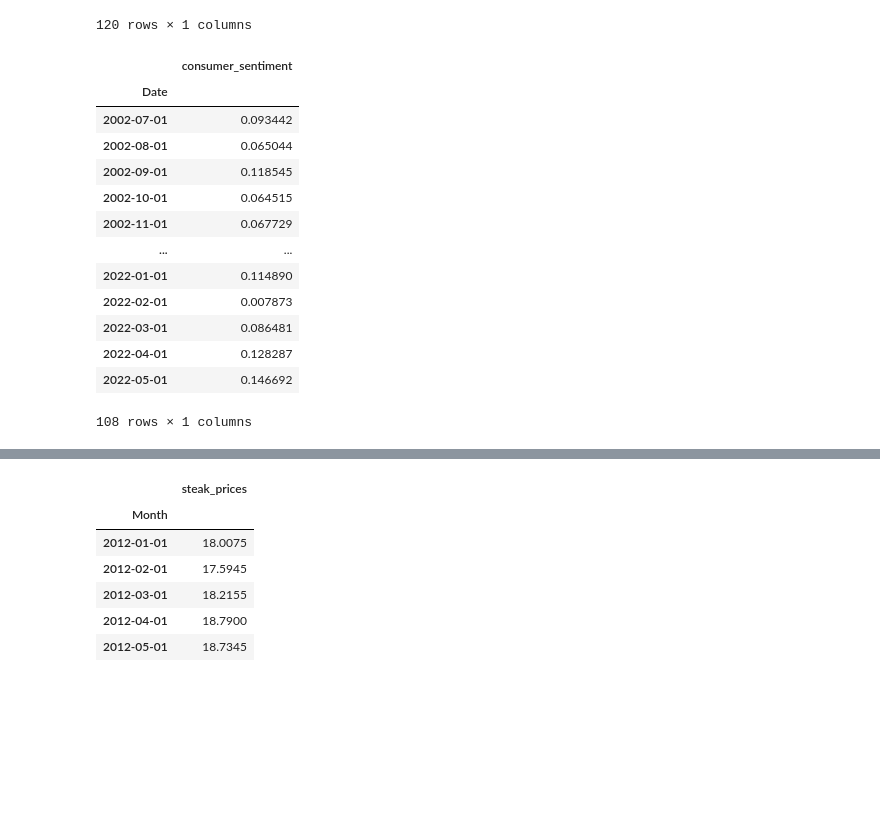
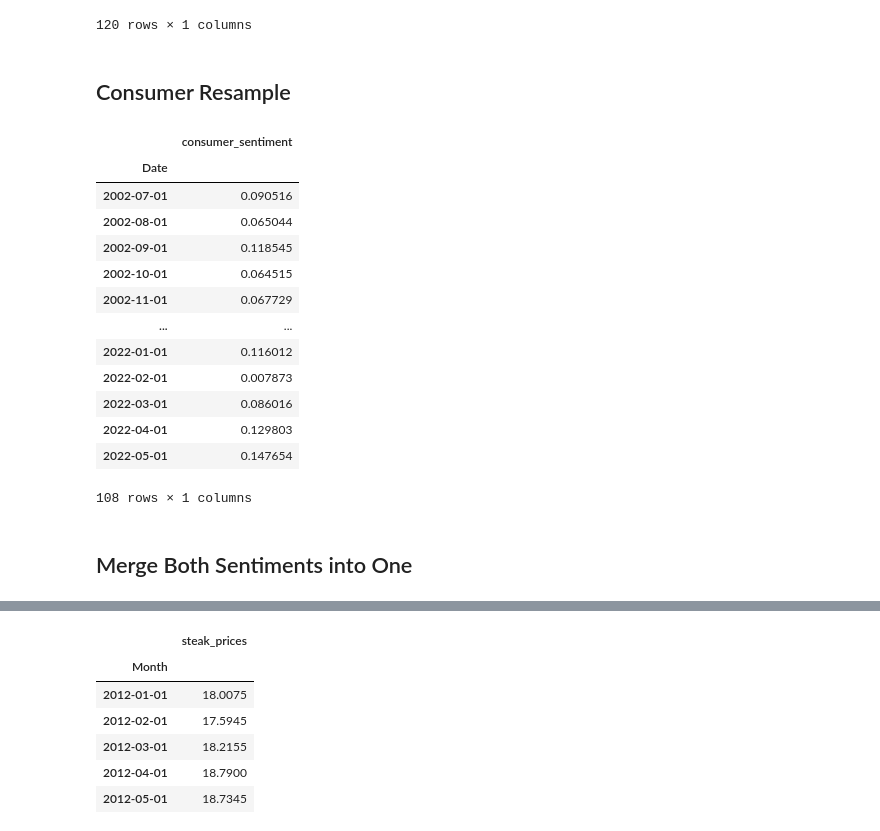
Before and after one commit to jamesgarza73/DataAnalyticsLevel9, a Jupyter notebook: CA2_Agriculture/sentimentAnalysis.ipynb, the cells around one changed output, grey strips where cells are left out. Saved outputs shown, nothing was run; the diff lists cells and outputs as text; code cells hidden in the pictures; blank space fills up the shorter version.

```diff
--- a/CA2_Agriculture/sentimentAnalysis.ipynb
+++ b/CA2_Agriculture/sentimentAnalysis.ipynb
@@ -8,12 +12,18 @@ import nltk
 nltk.download('stopwords')
 
 from nltk.corpus import stopwords
-stop = stopwords.words('english')
+stopWords = nltk.corpus.stopwords.words('english')
 
 from textblob import TextBlob
 from functions import Stats
 
 import seaborn as sns
+import matplotlib.pyplot as plt
+import cufflinks as cf
+cf.set_config_file(offline=True)
+
+import string
+string.punctuation
 # %% [output]
 [nltk_data] Downloading package stopwords to
 [nltk_data]     C:\Users\irish\AppData\Roaming\nltk_data...
@@ -34,4 +36,0 @@ farmerData['farmer_sentiment'] = farmerData['clean_text'].apply(lambda x : TextB
-# %%
-consumerData['clean_text'] = consumerData['Text'].apply(lambda x : " ".join(x.lower() for x in x.split()))
-consumerData['clean_text'] = consumerData['clean_text'].str.replace("[^\w\s]", "")
-consumerData['consumer_sentiment'] = consumerData['clean_text'].apply(lambda x : TextBlob(x).sentiment[0])
@@ -37,0 +124,4 @@ consumerData['consumer_sentiment'] = consumerData['clean_text'].apply(lambda x :
+# %%
+consumerData = WordCleaning(consumerData, 'Text')
+consumerData.getSentiment()
+consumerData.data
@@ -59,30 +170,35 @@ farmerData
 | 2022-04-01 | 0.117588 |
 | 2022-05-01 | 0.087119 |
 120 rows × 1 columns
+# %% [markdown]
+## Consumer Resample
 # %%
-consumerData = consumerData.resample('M', on='Date').mean()
+consumerData = consumerData.data.resample('M', on='Date').mean()
 consumerData.reset_index(inplace=True)
 
 consumerData.Date = formatDates(consumerData, 0)
 consumerData.Date = pd.to_datetime(consumerData.Date)
 consumerData.set_index('Date', inplace=True)
 consumerData.dropna(inplace=True)
+consumerData.columns = ['consumer_sentiment']
 consumerData
 # %% [output]
 |  | consumer_sentiment |
 | Date |  |
-| 2002-07-01 | 0.093442 |
+| 2002-07-01 | 0.090516 |
 | 2002-08-01 | 0.065044 |
 | 2002-09-01 | 0.118545 |
 | 2002-10-01 | 0.064515 |
 | 2002-11-01 | 0.067729 |
 | ... | ... |
-| 2022-01-01 | 0.114890 |
+| 2022-01-01 | 0.116012 |
 | 2022-02-01 | 0.007873 |
-| 2022-03-01 | 0.086481 |
-| 2022-04-01 | 0.128287 |
-| 2022-05-01 | 0.146692 |
+| 2022-03-01 | 0.086016 |
+| 2022-04-01 | 0.129803 |
+| 2022-05-01 | 0.147654 |
 108 rows × 1 columns
+# %% [markdown]
+## Merge Both Sentiments into One
 # %%
 allSentiment = pd.concat([consumerData, farmerData], axis=1)
 allSentiment.dropna(inplace=True)
```
Also changed, not shown: parts of 33 cells of this notebook, 18 other files.
